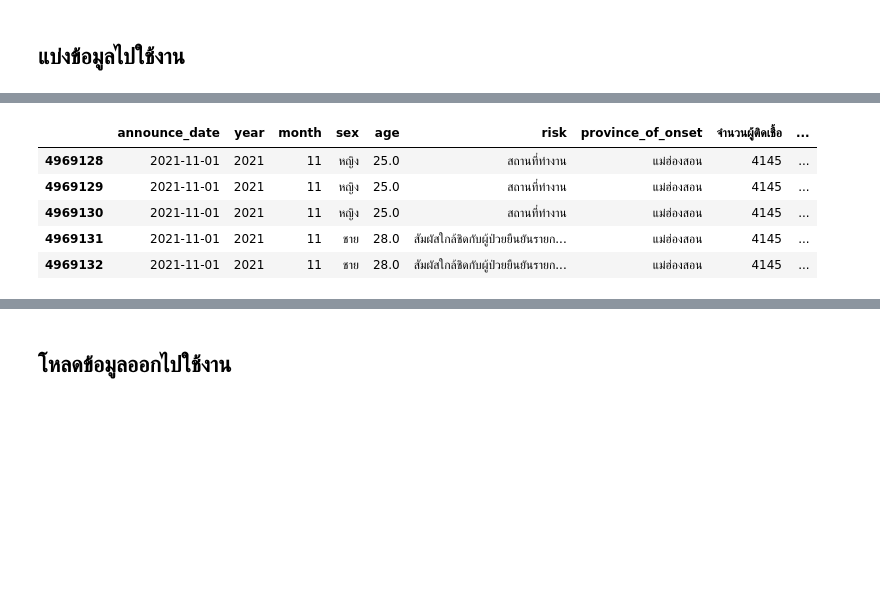
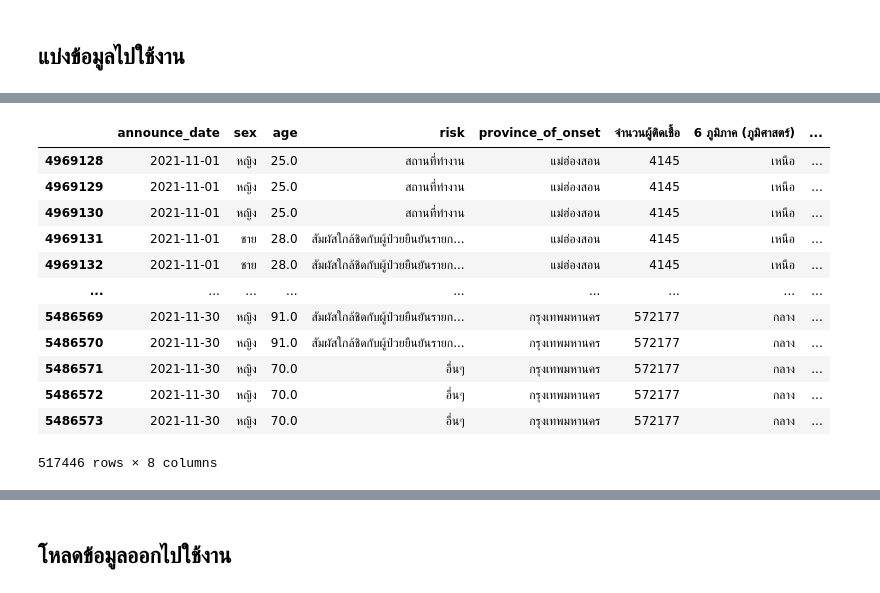
Before and after one commit to Athitiya00/data_viz_2022, a Jupyter notebook: Project.ipynb, the cells around one changed output, grey strips where cells are left out. Cells and saved outputs as stored; diff of their text form; code cells hidden in the pictures; blank space fills up the shorter version.

```diff
--- a/Project.ipynb
+++ b/Project.ipynb
@@ -984,8 +982,6 @@ data_all[['ชื่อจังหวัด']] = data_all[['ชื่อจั
 import datetime
 data_all_1 = pd.DataFrame(data_all)
 data_all_1['announce_date'] = pd.to_datetime(data_all_1['announce_date'], format = "%d/%m/%Y")
-data_all_1['year'] = data_all_1['announce_date'].dt.year
-data_all_1['month'] = data_all_1['announce_date'].dt.month
 # %%
 data_all_1
 # %% [output]
@@ -1005,6 +1001,6 @@ data_all_1
 # %% [markdown]
 ## ตารางรวมสุดท้าย
 # %%
-data_final = data_all_1[['announce_date','year','month','sex','age','risk','province_of_onset','จำนวนผู้ติดเชื้อ','6 ภูมิภาค (ภูมิศาสตร์)','จำนวนประชากรทั้งหมด']]
+data_final = data_all_1[['announce_date','sex','age','risk','province_of_onset','จำนวนผู้ติดเชื้อ','6 ภูมิภาค (ภูมิศาสตร์)','จำนวนประชากรทั้งหมด']]
 data_final
 # %% [output]
@@ -1062,11 +1056,18 @@ data_0_21
 # %%
-data_1_21 = data_final[((data_final['month'] == 11)) & (data_all_1['year'] == 2021)]
-data_1_21.head()
+data_1_21 = data_final[(data_final['announce_date'] >= '2021-11-01') & (data_final['announce_date'] <= '2021-11-30')]
+data_1_21
 # %% [output]
-|  | announce_date | year | month | sex | age | risk | province_of_onset | จำนวนผู้ติดเชื้อ | ... |
-| 4969128 | 2021-11-01 | 2021 | 11 | หญิง | 25.0 | สถานที่ทำงาน | แม่ฮ่องสอน | 4145 | ... |
-| 4969129 | 2021-11-01 | 2021 | 11 | หญิง | 25.0 | สถานที่ทำงาน | แม่ฮ่องสอน | 4145 | ... |
-| 4969130 | 2021-11-01 | 2021 | 11 | หญิง | 25.0 | สถานที่ทำงาน | แม่ฮ่องสอน | 4145 | ... |
-| 4969131 | 2021-11-01 | 2021 | 11 | ชาย | 28.0 | สัมผัสใกล้ชิดกับผู้ป่วยยืนยันรายก... | แม่ฮ่องสอน | 4145 | ... |
-| 4969132 | 2021-11-01 | 2021 | 11 | ชาย | 28.0 | สัมผัสใกล้ชิดกับผู้ป่วยยืนยันรายก... | แม่ฮ่องสอน | 4145 | ... |
+|  | announce_date | sex | age | risk | province_of_onset | จำนวนผู้ติดเชื้อ | 6 ภูมิภาค (ภูมิศาสตร์) | ... |
+| 4969128 | 2021-11-01 | หญิง | 25.0 | สถานที่ทำงาน | แม่ฮ่องสอน | 4145 | เหนือ | ... |
+| 4969129 | 2021-11-01 | หญิง | 25.0 | สถานที่ทำงาน | แม่ฮ่องสอน | 4145 | เหนือ | ... |
+| 4969130 | 2021-11-01 | หญิง | 25.0 | สถานที่ทำงาน | แม่ฮ่องสอน | 4145 | เหนือ | ... |
+| 4969131 | 2021-11-01 | ชาย | 28.0 | สัมผัสใกล้ชิดกับผู้ป่วยยืนยันรายก... | แม่ฮ่องสอน | 4145 | เหนือ | ... |
+| 4969132 | 2021-11-01 | ชาย | 28.0 | สัมผัสใกล้ชิดกับผู้ป่วยยืนยันรายก... | แม่ฮ่องสอน | 4145 | เหนือ | ... |
+| ... | ... | ... | ... | ... | ... | ... | ... | ... |
+| 5486569 | 2021-11-30 | หญิง | 91.0 | สัมผัสใกล้ชิดกับผู้ป่วยยืนยันรายก... | กรุงเทพมหานคร | 572177 | กลาง | ... |
+| 5486570 | 2021-11-30 | หญิง | 91.0 | สัมผัสใกล้ชิดกับผู้ป่วยยืนยันรายก... | กรุงเทพมหานคร | 572177 | กลาง | ... |
+| 5486571 | 2021-11-30 | หญิง | 70.0 | อื่นๆ | กรุงเทพมหานคร | 572177 | กลาง | ... |
+| 5486572 | 2021-11-30 | หญิง | 70.0 | อื่นๆ | กรุงเทพมหานคร | 572177 | กลาง | ... |
+| 5486573 | 2021-11-30 | หญิง | 70.0 | อื่นๆ | กรุงเทพมหานคร | 572177 | กลาง | ... |
+517446 rows × 8 columns
 # %%
```
Also changed, not shown: parts of 24 cells of this notebook.
